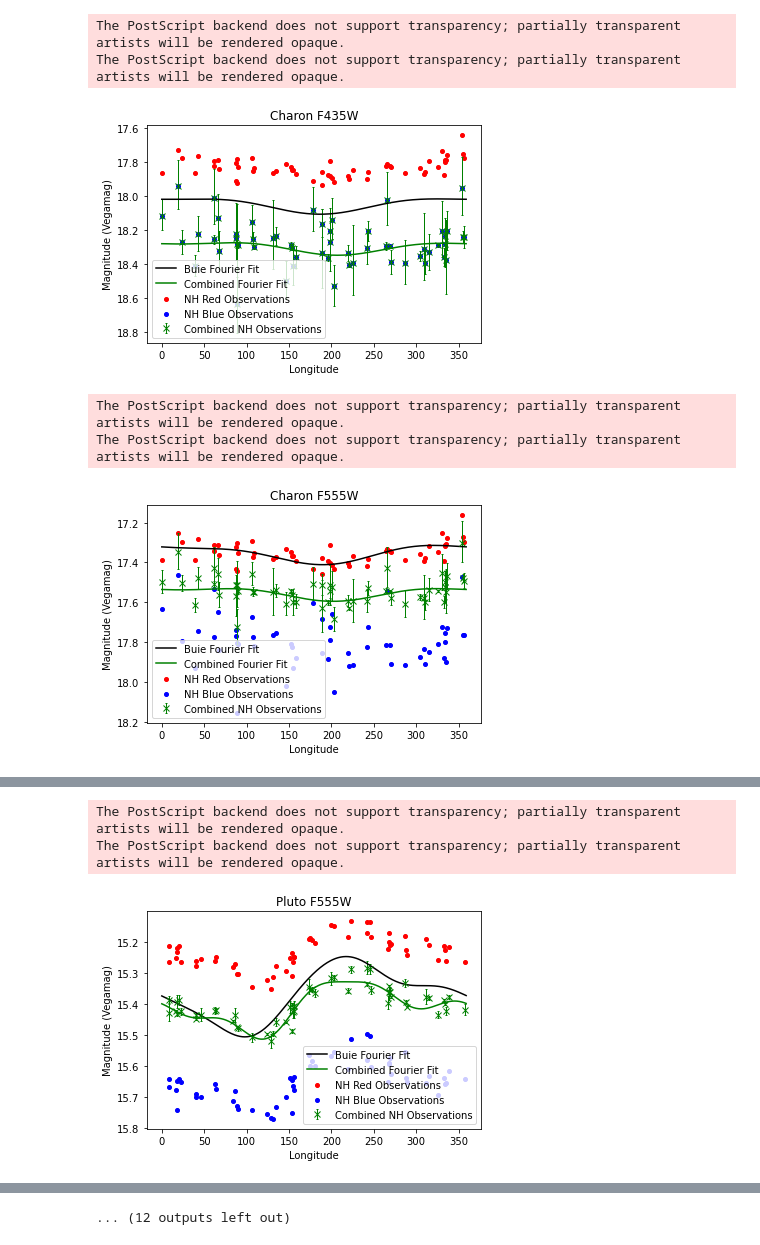
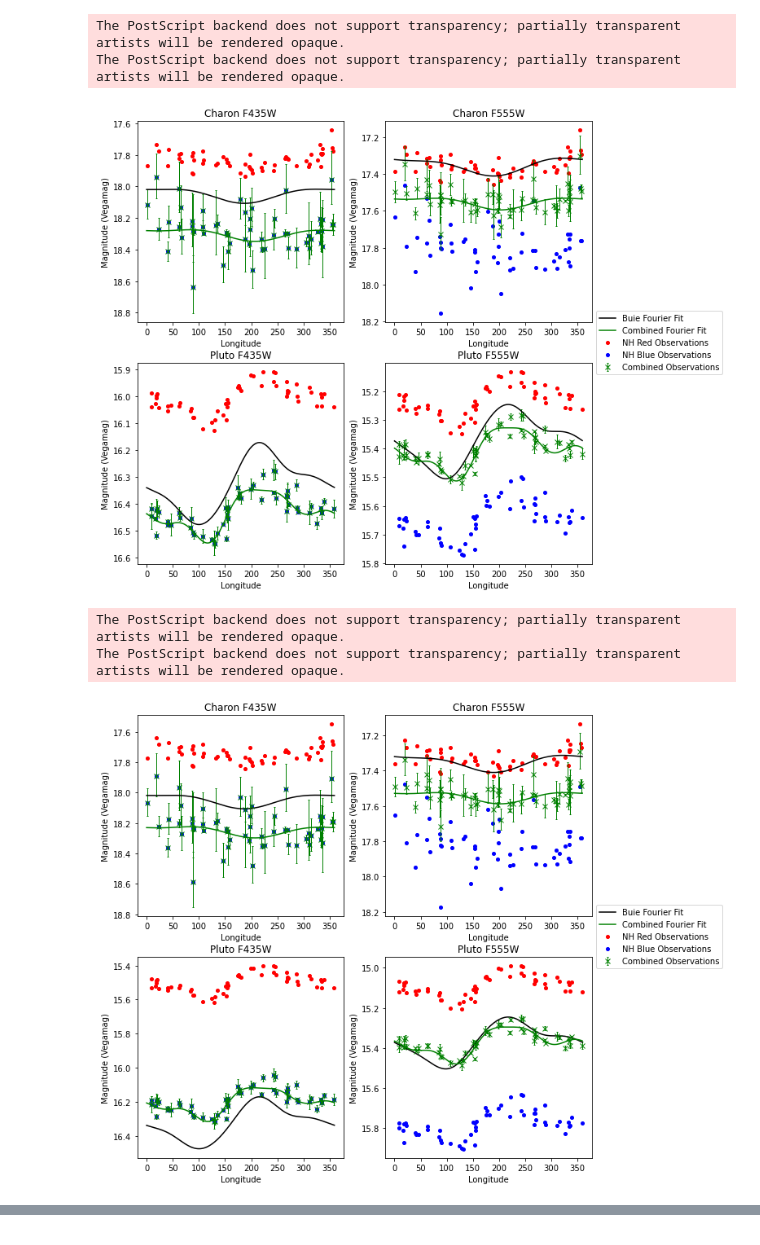
Before and after one commit to TimEwing/pluto, a Jupyter notebook: phase_curve_err.ipynb, the cells around one changed output, grey strips where cells are left out. Cells and saved outputs as stored; diff of their text form; code cells hidden in the pictures.

```diff
--- a/phase_curve_err.ipynb
+++ b/phase_curve_err.ipynb
@@ -9,8 +9,8 @@ import os
 import pandas as pd
 import numpy as np
 import matplotlib
-matplotlib.rcParams['figure.figsize'] = [10, 6]
 import matplotlib.pyplot as plt
+matplotlib.rcParams['figure.figsize'] = [10, 10]
 
 import utils
 from add_fourier import get_fourier_fn
@@ -29,58 +29,55 @@ def show_curve(data_file, spec=None):
 
     target = target.capitalize()
     bandpass = f"F{bandpass}W"
-    plt.title(f"{target} {bandpass}{f': {spec.capitalize()} Spectrum' if spec is not None else ''}")
+    plt.title(f"{target} {bandpass}")
 
 
     filename = f"output/{data_file}{f'_{spec}' if spec is not None else ''}.json"
     df = read_file(filename)
     yerr = [df.multi_vegamag_sigma_plus, df.multi_vegamag_sigma_minus]
 
 
     plt.errorbar(df.lon, df.multi_vegamag, yerr=yerr,
                  fmt='x', c='green', elinewidth=1, capsize=1,
-                 label='Combined NH Observations')
+                 label='Combined Observations')
     plt.scatter(df.lon, df.converted_vegamag_NH_RED,
                 marker='o', s=4**2, c='red',
-                label='NH Red Observations')
+             label='NH Red Observations')
     plt.scatter(df.lon, df.converted_vegamag_NH_BLUE,
                 marker='o', s=4**2, c='blue',
-                label='NH Blue Observations')
+             label='NH Blue Observations')
 
     buie_x = np.arange(360)
     buie_y = get_fourier_fn(f"data/buie_fourier_{data_file}.json")(buie_x)
     plt.plot(buie_x, buie_y, c="black", label="Buie Fourier Fit")
 
     fit_x = np.arange(360)
     fit_y = get_fourier_fn(filename)(fit_x)
     plt.plot(fit_x, fit_y, c="green", label="Combined Fourier Fit")
 
     plt.xlabel("Longitude")
     plt.ylabel("Magnitude (Vegamag)")
-    plt.legend()
     plt.gca().invert_yaxis()
-    figname = f"{data_file}{f'_{spec}' if spec is not None else ''}.eps"
-    plt.savefig(f"figures/{figname}", bbox_inches='tight')
+#     figname = f"{data_file}{f'_{spec}' if spec is not None else ''}.eps"
+#     plt.savefig(f"figures/{figname}", bbox_inches='tight')
+#     plt.show()
+
+for spec in [None, 'solar', 'pholus']:
+    fig, axs = plt.subplots(2, 2)
+    targets = ["charon_435", "charon_555", "pluto_435", "pluto_555"]
+    for target, ax in zip(targets, axs.flat):
+        plt.sca(ax)
+        show_curve(target, spec)
+    handles, labels = ax.get_legend_handles_labels() # reuses the last ax set inside the for loop
+    plt.legend(handles, labels, loc='center left', bbox_to_anchor=(1, 1.1))
+    plt.savefig(f"figures/phase_curves{f'_{spec}' if spec is not None else ''}.eps", bbox_inches='tight')
     plt.show()
-
-show_curve("charon_435")
-show_curve("charon_555")
-show_curve("pluto_435")
-show_curve("pluto_555")
-show_curve("charon_435", spec="solar")
-show_curve("charon_555", spec="solar")
-show_curve("pluto_435", spec="solar")
-show_curve("pluto_555", spec="solar")
-show_curve("charon_435", spec="pholus")
-show_curve("charon_555", spec="pholus")
-show_curve("pluto_435", spec="pholus")
-show_curve("pluto_555", spec="pholus")
 # %% [output]
 The PostScript backend does not support transparency; partially transparent artists will be rendered opaque.
 The PostScript backend does not support transparency; partially transparent artists will be rendered opaque.
-[figure, old version]
+[figure, new version]
 The PostScript backend does not support transparency; partially transparent artists will be rendered opaque.
 The PostScript backend does not support transparency; partially transparent artists will be rendered opaque.
-[figure, old version]
+[figure, new version]
 The PostScript backend does not support transparency; partially transparent artists will be rendered opaque.
 The PostScript backend does not support transparency; partially transparent artists will be rendered opaque.
@@ -88,3 +84,0 @@ The PostScript backend does not support transparency; partially transparent arti
-The PostScript backend does not support transparency; partially transparent artists will be rendered opaque.
-The PostScript backend does not support transparency; partially transparent artists will be rendered opaque.
-[figure, removed]
@@ -97 +84,0 @@ The PostScript backend does not support transparency; partially transparent arti
-... (12 outputs left out)
```
Also changed, not shown: parts of 3 cells of this notebook, 2 other files.
